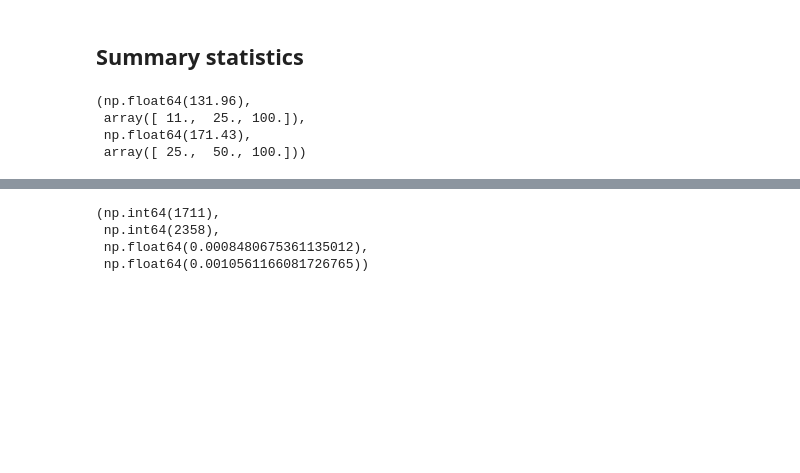
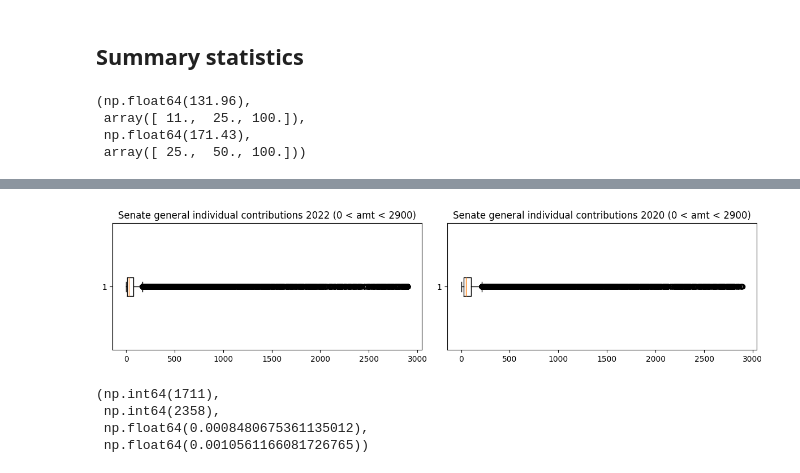
Before and after one commit to kennethgu/stats305c-project, a Jupyter notebook: milestone2/analysis/data_analysis.ipynb, the cells around one changed output, grey strips where cells are left out. Cells and saved outputs as stored; diff of their text form; code cells hidden in the pictures; blank space fills up the shorter version.

```diff
--- a/milestone2/analysis/data_analysis.ipynb
+++ b/milestone2/analysis/data_analysis.ipynb
@@ -25,3 +41,16 @@ np.mean(senate_general_indiv["TRANSACTION_AMT"]).round(2), \
+# %%
+# same but constrained to contributions between 0 and 2900
+plt.figure(figsize=(12, 3))
+plt.subplot(1, 2, 1)
+plt.boxplot(senate_general_indiv[np.logical_and(senate_general_indiv["TRANSACTION_AMT"] > 0, senate_general_indiv["TRANSACTION_AMT"] < 2900)]["TRANSACTION_AMT"], vert=False)
+plt.title("Senate general individual contributions 2022 (0 < amt < 2900)")
+plt.subplot(1, 2, 2)
+plt.boxplot(senate_general_indiv20[np.logical_and(senate_general_indiv20["TRANSACTION_AMT"] > 0, senate_general_indiv20["TRANSACTION_AMT"] < 2900)]["TRANSACTION_AMT"], vert=False)
+plt.title("Senate general individual contributions 2020 (0 < amt < 2900)")
+plt.tight_layout()
+plt.show()
+# %% [output]
+[figure, added]
 # %%
 np.sum(senate_general_indiv["TRANSACTION_AMT"] > 2900), \
     np.sum(senate_general_indiv20["TRANSACTION_AMT"] > 2900), \
```
Also changed, not shown: parts of 13 cells of this notebook, 2 other files.
